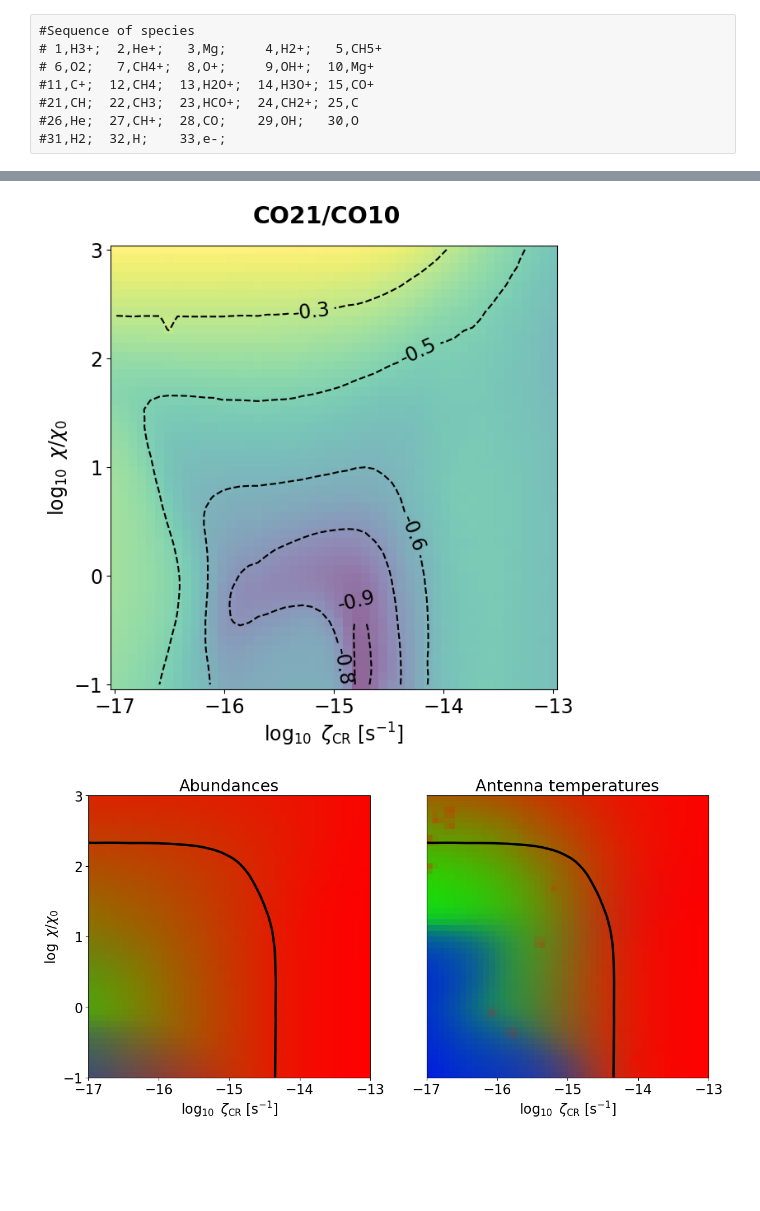
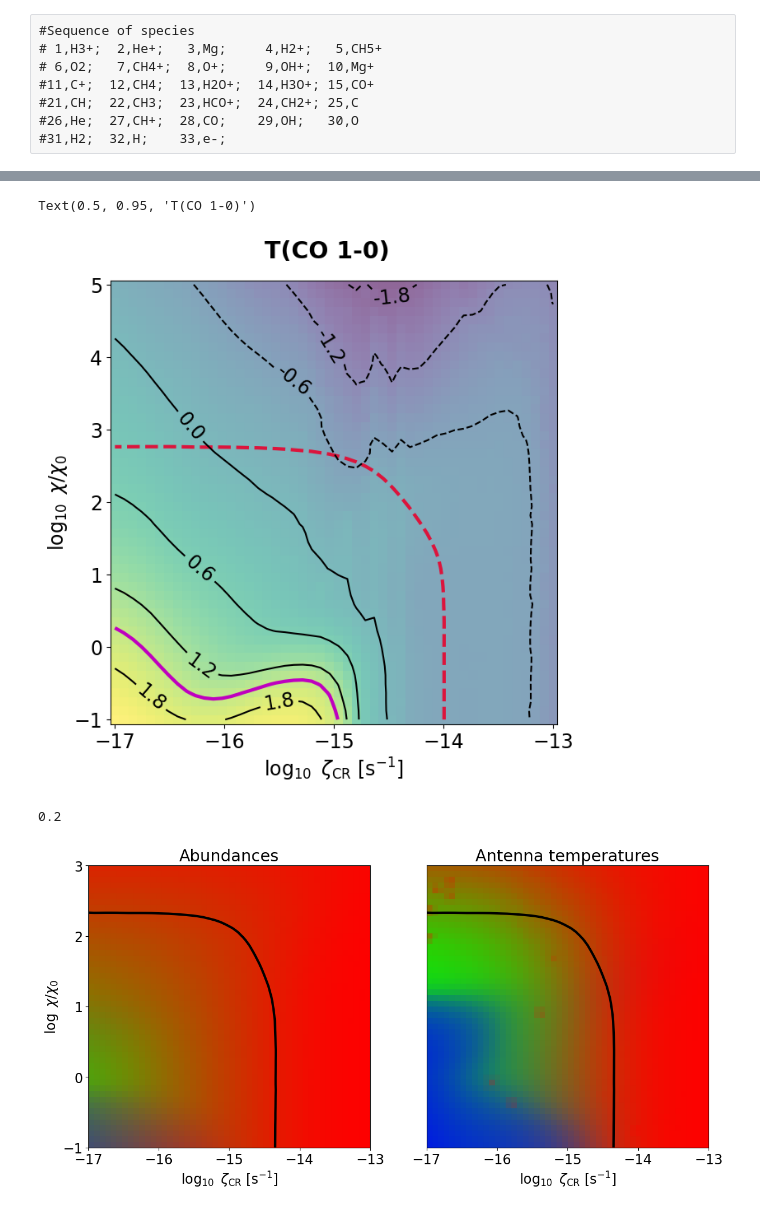
Before and after one commit to Jiangxuejian/PDFchem, a Jupyter notebook: PDFchem.ipynb, the cells around one changed output, grey strips where cells are left out. Saved outputs shown, nothing was run; the diff lists cells and outputs as text; code cells hidden in the pictures; blank space fills up the shorter version.

```diff
--- a/PDFchem.ipynb
+++ b/PDFchem.ipynb
@@ -108,6 +112,7 @@ os.system('./pdfchem_algorithm_PDFinput')
 # %%
 # read the output from the algorithm
-inputfile = 'output.dat'
+#inputfile = 'output.dat'
+outputfile = pdfchem_output_file
 title = r'PDFchem result'
 # %% [raw]
 #Sequence of species
@@ -119,7 +124,7 @@ title = r'PDFchem result'
 #31,H2;  32,H;    33,e-;
 # %%
 #CHEMISTRY RESULTS
-d = np.genfromtxt(inputfile)
+d = np.genfromtxt(outputfile)
 
 #UV radiation (Draine); cosmic-ray ionization rate (s-1); metallicity (Zsolar)
 UV = d[:,0]; CR = d[:,1]; Z = d[:,2]
@@ -144,13 +149,15 @@ Tco109 = d[:,49]
 
 #AV-PDF
 try:
-    d = np.genfromtxt('avpdf_input.dat')  # user specified PDF
+    d = np.genfromtxt(avpdf_file)  # user specified PDF
+    av = d[:,0]; pdf = d[:,1]
     av_bar = 'user AV-PDF'
     s = '*'
     #av = 10**d[:,0]
 except:
     d = np.genfromtxt('avpdf.dat')       # program generated PDF
-av = d[:,0]; pdf = d[:,1]
+d_model = np.genfromtxt('avpdf.dat')       # program generated PDF
+av_m = d_model[:,0]; pdf_m = d_model[:,1]
 # %%
 #Plot the user-defined Av,obs -- PDF
 
@@ -175,36 +193,48 @@ points = np.array([np.log10(CR),np.log10(UV)]).T
 # %%
 #Individual plot
 
 #Enter quantity to plot (ratios are generally preferred, especially
 #                        for brightness temperatures)
-qty = Tco21/Tco10 # e.g. 'CO' for CO abundance, 'Tco21/Tco10' for CO(2-1)/CO(1-0)
+qty = Tco10 # e.g. 'CO' for CO abundance, 'Tco21/Tco10' for CO(2-1)/CO(1-0)
+title = r'T(CO 1-0)'
 
 plt.figure(figsize=(7,7))
 N=6 #No. contours
 
 try:
     #HI-H2 transition
     zi_tr = ml.griddata(np.log10(CR),np.log10(UV),np.log10(HI/2./H2),xi,yi,interp='linear')
     #make grid of the quantity qty
     zi = ml.griddata(np.log10(CR),np.log10(UV),np.log10(qty),xi,yi,interp='linear')
 except:        # in newer versions of matplotlib there isn't mlab.griddata(), so use scipy instead:
     xi,yi = np.mgrid[min(np.log10(CR)):max(np.log10(CR)):50j, min(np.log10(UV)):max(np.log10(UV)):50j]
     zi_tr = griddata(points,np.log10(HI/2./H2),(xi,yi),method='linear')
+    zi_tco10 = griddata(points,np.log10(Tco10),(xi,yi),method='linear')
     zi = griddata(points,np.log10(qty),(xi,yi),method='linear')
 
-title = r'CO21/CO10'
-dir_output = 'CO21_to_CO10'
+title = title
+if '/' in title:
+    dir_output=title.replace('/','_to_')
+else:
+    dir_output = title
 plt.pcolormesh(xi,yi,zi,cmap=cmap)
+plt.contour(xi,yi,zi_tr,[0],colors='crimson',linewidths=3.0,linestyles='dashed') #plot HI-H2 transition (red line)
+#plt.contour(xi,yi,zi_tr,[0],colors='r',linewidths=3.0) #plot HI-H2 transition (red line)
+try:
+    plt.contour(xi,yi,zi_tco10,[np.log10(Tco10_obs_i)],colors='m',linewidths=3.0, alpha=1) #plot HI-H2 transition (red line)
+except:
+    pass
 CS = plt.contour(xi,yi,zi,N,colors='k')
 plt.clabel(CS,fmt='%1.1f')
-#plt.contour(xi,yi,zi_tr,[0],colors='r',linewidths=3.0) #plot HI-H2 transition (red line)
+
 plt.xticks([-17,-16,-15,-14,-13])
-plt.yticks([-1,0,1,2,3])
+plt.yticks([-1,0,1,2,3,4,5])
 plt.xlabel(r'$\log_{10}\,\,\zeta_{\rm CR}$ [s$^{-1}$]')
 plt.ylabel(r'$\log_{10}\,\,\chi/\chi_0$')
 plt.suptitle(title,weight='bold',y=0.95)
 
-individual_fig_path = os.path.join('Fig_{}.format(dir_output)', '{}_{}.png'.format(dir_output, pdf_i))
-plt.savefig(individual_fig_path, bbox_inches='tight')
+#individual_fig_path = os.path.join('Fig_{}.format(dir_output)', '{}_{}.png'.format(dir_output, pdf_i))
+#plt.savefig(individual_fig_path, bbox_inches='tight')
 # %% [output]
+Text(0.5, 0.95, 'T(CO 1-0)')
-[figure, old version]
+[figure, new version]
@@ -211,3 +250,7 @@ plt.savefig(individual_fig_path, bbox_inches='tight')
+# %%
+UV[613]
+# %% [output]
+0.2
 # %%
 #carbon cycle map
 fig, axs = plt.subplots(1,2,figsize=(14,7))
```
Also changed, not shown: parts of 13 cells of this notebook, 2 other files.
